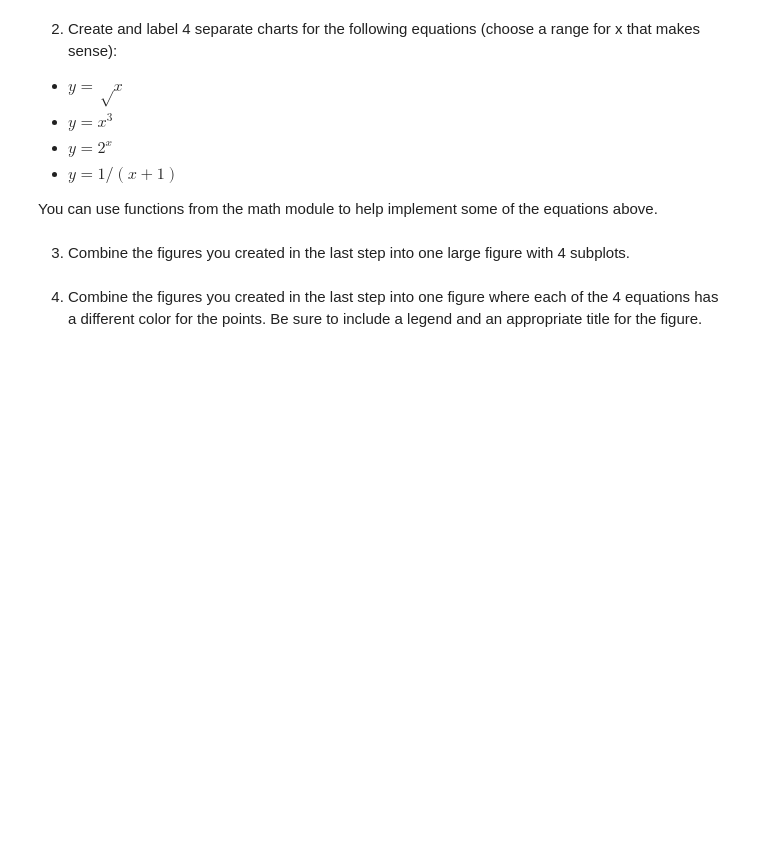
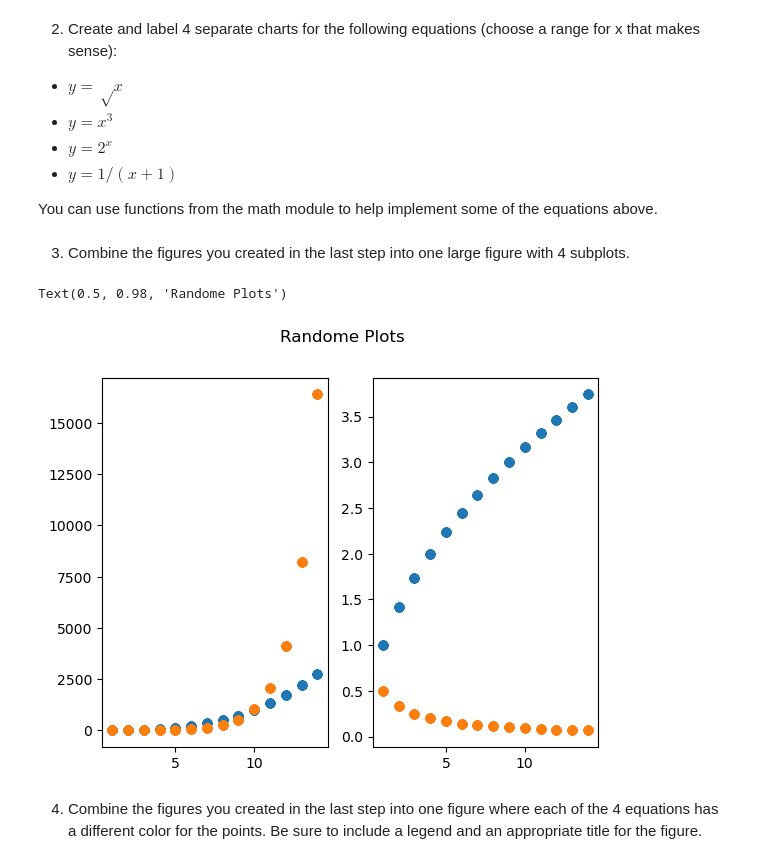
Before and after one commit to JoshuaHolt-Tech/numpy-pandas-visualization-exercises, a Jupyter notebook: matplotlib_exercises.ipynb, the cells around one changed output. Saved outputs shown, nothing was run; the diff lists cells and outputs as text; code cells hidden in the pictures; blank space fills up the shorter version.

```diff
--- a/matplotlib_exercises.ipynb
+++ b/matplotlib_exercises.ipynb
@@ -31,7 +30,29 @@ plt.plot(x,y)
 - $y=1/(x+1)$
 
 You can use functions from the math module to help implement some of the equations above.
+# %%
+y2 = [n**0.5 for n in x]
+y3 = [n**3 for n in x]
+y4 = [2**n for n in x]
+y5 = [1/(n+1) for n in x]
 # %% [markdown]
 3. Combine the figures you created in the last step into one large figure with 4 subplots.
+# %%
+plt.subplot(1,2,2)
+plt.scatter(x,y2)
+
+plt.subplot(1,2,1)
+plt.scatter(x, y3)
+
+plt.subplot(1,2,1)
+plt.scatter(x, y4)
+
+plt.subplot(1,2,2)
+plt.scatter(x, y5)
+
+plt.suptitle("Randome Plots")
+# %% [output]
+Text(0.5, 0.98, 'Randome Plots')
+[figure, added]
 # %% [markdown]
 4. Combine the figures you created in the last step into one figure where each of the 4 equations has a different color for the points. Be sure to include a legend and an appropriate title for the figure.
```
Also changed, not shown: parts of 4 cells of this notebook, 1 other file.
